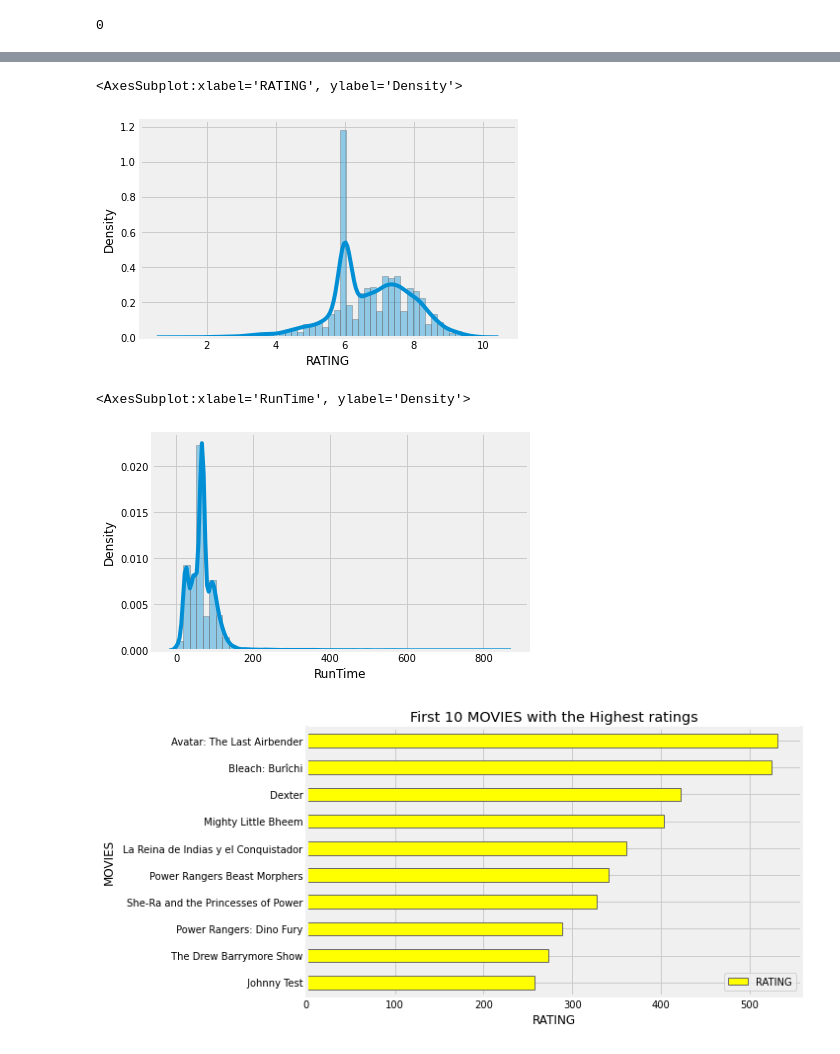
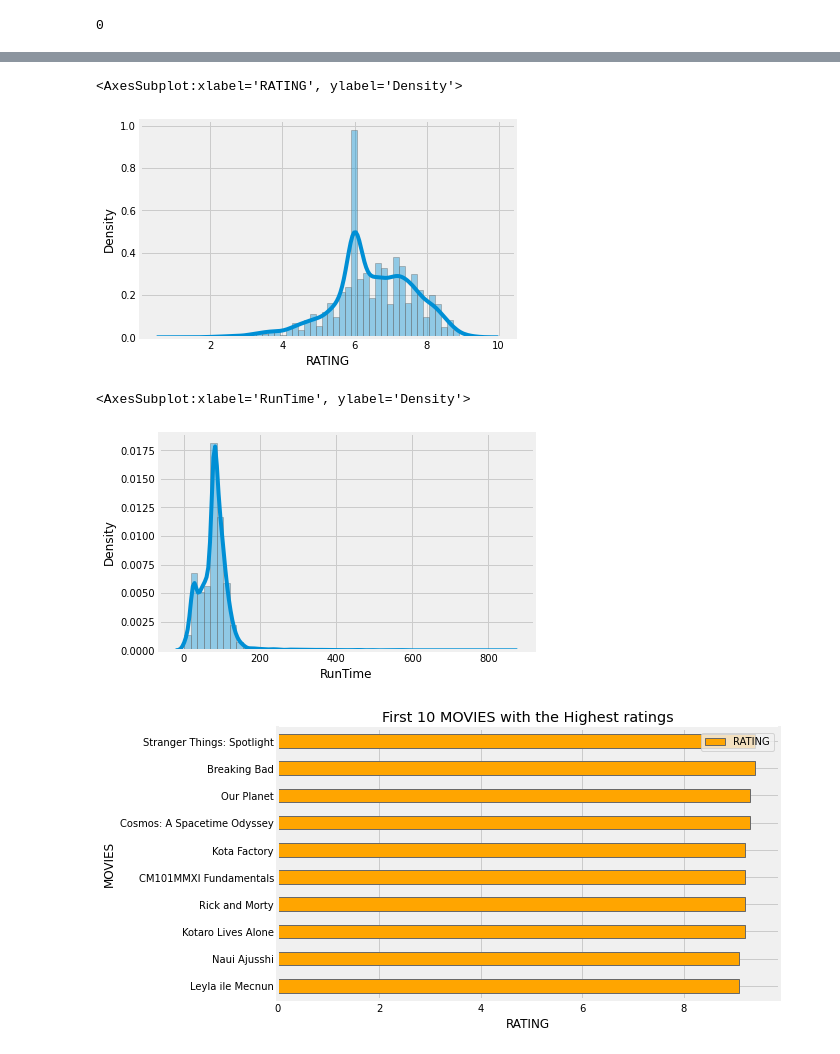
Before and after one commit to aryatalathi/EDA-MOVIES, a Jupyter notebook: eda-movies.ipynb, the cells around one changed output, grey strips where cells are left out. Cells and saved outputs as stored; diff of their text form; code cells hidden in the pictures.

Commit message:
graphs, correlation added

```diff
--- a/eda-movies.ipynb
+++ b/eda-movies.ipynb
@@ -124,6 +124,8 @@ VOTES       1820
 RunTime     2958
 Gross       9539
 dtype: int64
+# %%
+df.drop_duplicates(subset ="MOVIES",keep = False, inplace = True)
 # %%
 for col in ['GENRE','ONE-LINE','STARS']:
     df[col] = df[col].str.replace("\n","").str.strip()
@@ -170,3 +175,22 @@ RunTime       0
 Gross         0
 Year          0
 dtype: int64
+# %%
+def extract_director(direc):
+    if 'Director' in direc or 'Directors' in direc:
+        director = direc.strip().split("|")[0] # The Second Half is the stars
+        return director.split(":")[1] # Return the Director name
+    else:
+        return ''
+
+def extract_stars(stars):
+    if 'Star' not in stars or 'Stars' not in stars:
+        return ''
+    else:
+        return stars.split(":")[-1] # last value in this list will be the stars
+
+df['Director'] = df['STARS'].apply(lambda d: extract_director(d))
+df['Stars'] = df['STARS'].apply(lambda s: extract_stars(s))
+
+# View head of these columns
+df[['STARS','Director','Stars']].head()
@@ -205,21 +266,20 @@ plt.show()
 sns.distplot(df["RATING"])
 # %% [output]
 <AxesSubplot:xlabel='RATING', ylabel='Density'>
-[figure, old version]
+[figure, new version]
 # %%
 sns.distplot(df["RunTime"])
 # %% [output]
 <AxesSubplot:xlabel='RunTime', ylabel='Density'>
-[figure, old version]
+[figure, new version]
 # %%
 highest_rating = df[['MOVIES','RATING']].groupby('MOVIES').sum().sort_values('RATING', ascending=False)
-
-highest_rating.iloc[:10].plot(kind='barh',color=['yellow', 'orange'])
+highest_rating.iloc[:10].plot(kind='barh',color=['orange', 'red'])
 plt.gcf().set_size_inches(8,5)
 plt.title('First 10 MOVIES with the Highest ratings')
 plt.gca().invert_yaxis()
 plt.xlabel('RATING')
 _ = plt.ylabel('MOVIES')
 # %% [output]
-[figure, old version]
+[figure, new version]
 # %%
```
Also changed, not shown: parts of 13 cells of this notebook.
